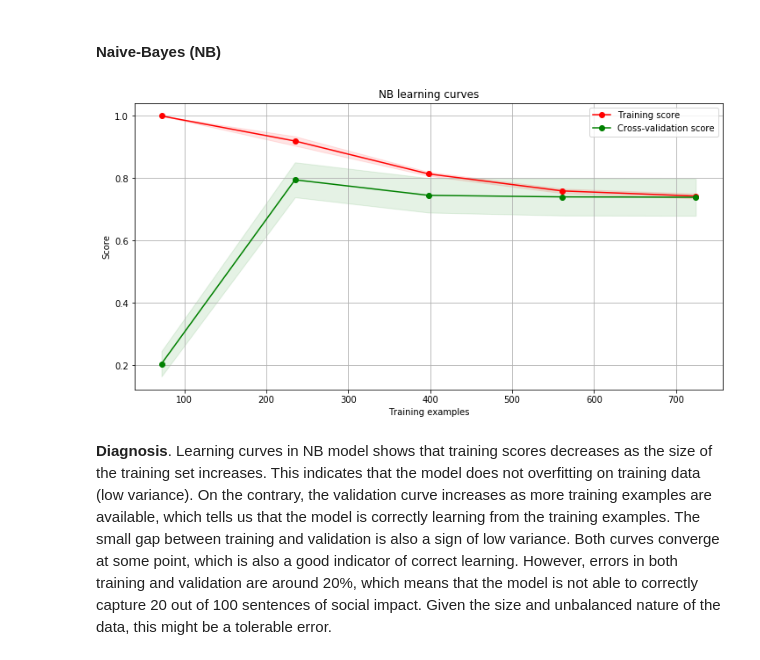
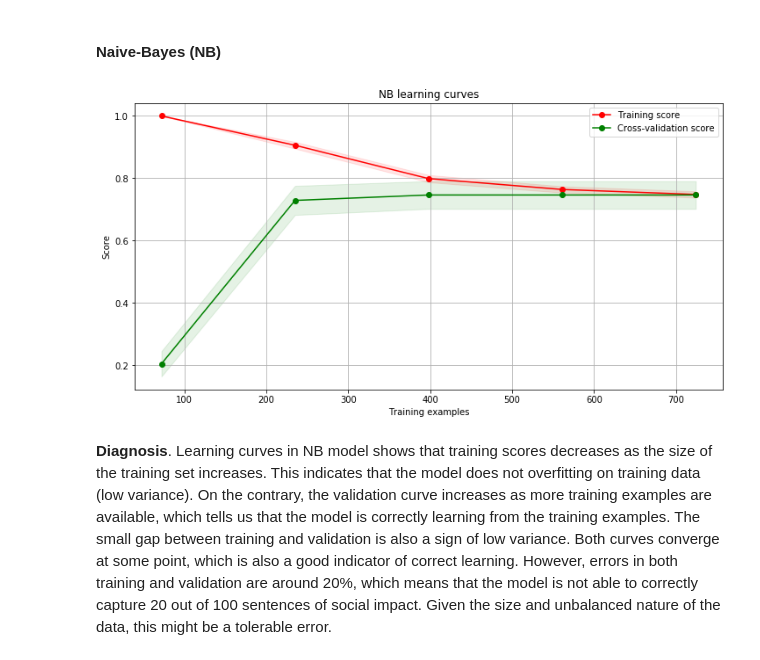
Before and after one commit to joausaga/impact-classifier, a Jupyter notebook: 1.impact_classifier.ipynb, the cells around one changed output. Cells and saved outputs as stored; diff of their text form; code cells hidden in the pictures.

Commit message:
Build of a new model

```diff
--- a/1.impact_classifier.ipynb
+++ b/1.impact_classifier.ipynb
@@ -440,8 +448,9 @@ g = g.set_title('Cross validation scores')
 # %%
 # get train data
 best_model = output_df[output_df['algorithm']=='SVM'].sort_values(by=['mean_recall', 'std_recall'], ascending=False).head(1)
-train_data = pd.read_csv(best_model['train_data_file'].values[0])
-train_data['sentence'] = train_data['sentence'].apply(lambda s: json.loads(s))
+with open(best_model['train_data_file'].values[0], "rb") as f:
+    data = joblib.load(f)
+train_data = data['train_data']
 X_train_svm = list(train_data['sentence'].values)
 y_train_svm = train_data['label'].values
 # %%
@@ -471,8 +480,9 @@ Fitting 10 folds for each of 75 candidates, totalling 750 fits
 # %%
 # get train data
 best_model = output_df[output_df['algorithm']=='LR'].sort_values(by=['mean_recall', 'std_recall'], ascending=False).head(1)
-train_data = pd.read_csv(best_model['train_data_file'].values[0])
-train_data['sentence'] = train_data['sentence'].apply(lambda s: json.loads(s))
+with open(best_model['train_data_file'].values[0], "rb") as f:
+    data = joblib.load(f)
+train_data = data['train_data']
 X_train_lr = list(train_data['sentence'].values)
 y_train_lr = train_data['label'].values
 # %%
@@ -498,8 +507,9 @@ Fitting 10 folds for each of 20 candidates, totalling 200 fits
 # %%
 # get train data
 best_model = output_df[output_df['algorithm']=='RF'].sort_values(by=['mean_recall', 'std_recall'], ascending=False).head(1)
-train_data = pd.read_csv(best_model['train_data_file'].values[0])
-train_data['sentence'] = train_data['sentence'].apply(lambda s: json.loads(s))
+with open(best_model['train_data_file'].values[0], "rb") as f:
+    data = joblib.load(f)
+train_data = data['train_data']
 X_train_rf = list(train_data['sentence'].values)
 y_train_rf = train_data['label'].values
 # %%
@@ -536,8 +546,9 @@ Fitting 10 folds for each of 100 candidates, totalling 1000 fits
 # %%
 # get train data
 best_model = output_df[output_df['algorithm']=='GB'].sort_values(by=['mean_recall', 'std_recall'], ascending=False).head(1)
-train_data = pd.read_csv(best_model['train_data_file'].values[0])
-train_data['sentence'] = train_data['sentence'].apply(lambda s: json.loads(s))
+with open(best_model['train_data_file'].values[0], "rb") as f:
+    data = joblib.load(f)
+train_data = data['train_data']
 X_train_gb = list(train_data['sentence'].values)
 y_train_gb = train_data['label'].values
 # %%
@@ -606,14 +617,15 @@ def plot_learning_curve(estimator, title, X, y, ylim=None, cv=None, n_jobs=-1, t
 #### **Naive-Bayes (NB)**
 # %%
 best_model = output_df[output_df['algorithm']=='NB'].sort_values(by=['mean_recall', 'std_recall'], ascending=False).head(1)
-train_data = pd.read_csv(best_model['train_data_file'].values[0])
-train_data['sentence'] = train_data['sentence'].apply(lambda s: json.loads(s))
+with open(best_model['train_data_file'].values[0], "rb") as f:
+    data = joblib.load(f)
+train_data = data['train_data']
 X_train_nb = list(train_data['sentence'].values)
 y_train_nb = train_data['label'].values
 g = plot_learning_curve(GaussianNB(), "NB learning curves", X_train_nb, y_train_nb, cv=kfold)
 g.show()
 # %% [output]
-[figure, old version]
+[figure, new version]
 # %% [markdown]
 **Diagnosis**. Learning curves in NB model shows that training scores decreases as the size of the training set increases. This indicates that the model does not overfitting on training data (low variance). On the contrary, the validation curve increases as more training examples are available, which tells us that the model is correctly learning from the training examples. The small gap between training and validation is also a sign of low variance. Both curves converge at some point, which is also a good indicator of correct learning. However, errors in both training and validation are around 20%, which means that the model is not able to correctly capture 20 out of 100 sentences of social impact. Given the size and unbalanced nature of the data, this might be a tolerable error.
 # %% [markdown]
```
Also changed, not shown: parts of 26 cells of this notebook, 1 other file.
